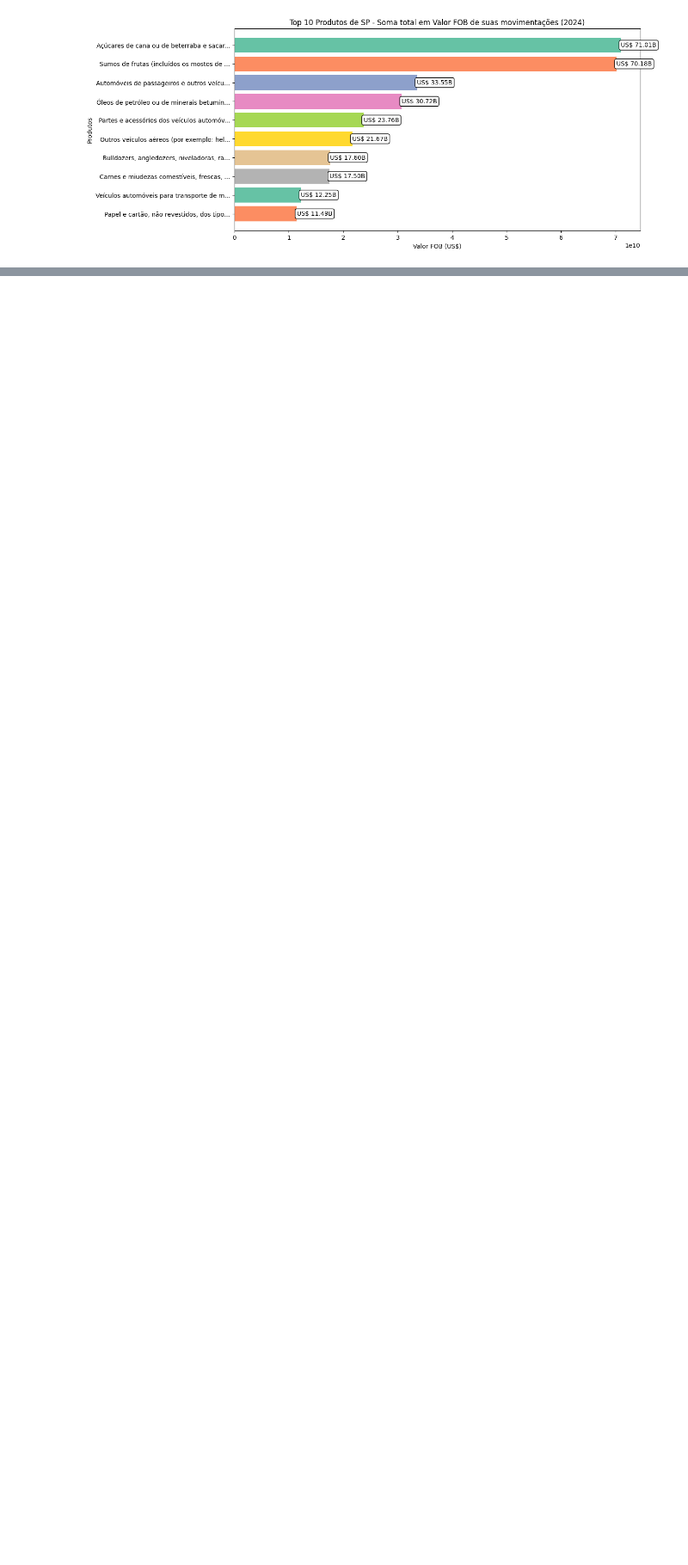
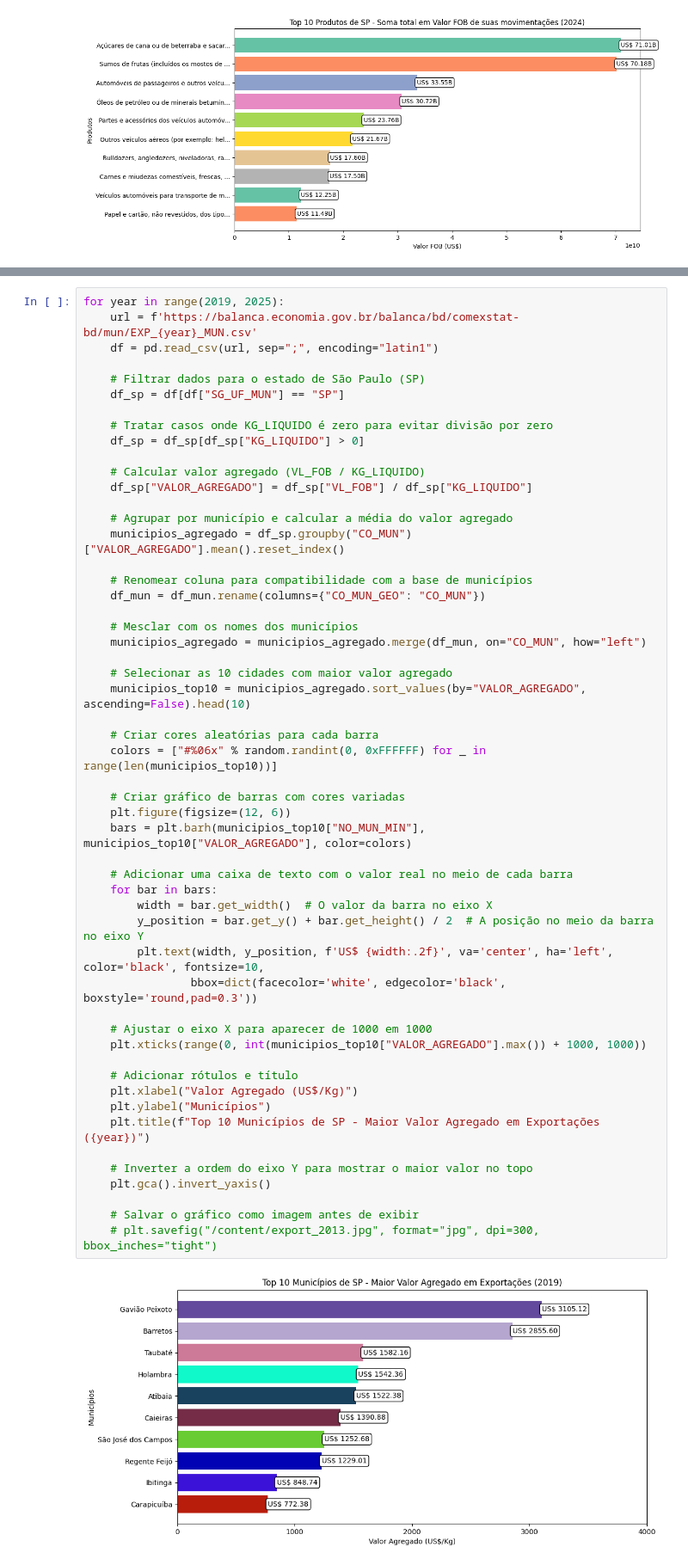
Before and after one commit to kakashinho/API-Crows, a Jupyter notebook: Docs/Google Colab/todos_os_graficos.ipynb, the cells around one changed output, grey strips where cells are left out. Shown at 86% size. Cells and saved outputs as stored; diff of their text form; blank space fills up the shorter version.

Commit message:
Adicionado gráfico de valor agregado em exportações

```diff
--- a/Docs/Google Colab/todos_os_graficos.ipynb
+++ b/Docs/Google Colab/todos_os_graficos.ipynb
@@ -412,3 +413,58 @@ See the caveats in the documentation: https://pandas.pydata.org/pandas-docs/stab
 [figure]
 [figure]
 [figure]
+# %%
+for year in range(2019, 2025):
+    url = f'https://balanca.economia.gov.br/balanca/bd/comexstat-bd/mun/EXP_{year}_MUN.csv'
+    df = pd.read_csv(url, sep=";", encoding="latin1")
+
+    # Filtrar dados para o estado de São Paulo (SP)
+    df_sp = df[df["SG_UF_MUN"] == "SP"]
+
+    # Tratar casos onde KG_LIQUIDO é zero para evitar divisão por zero
+    df_sp = df_sp[df_sp["KG_LIQUIDO"] > 0]
+
+    # Calcular valor agregado (VL_FOB / KG_LIQUIDO)
+    df_sp["VALOR_AGREGADO"] = df_sp["VL_FOB"] / df_sp["KG_LIQUIDO"]
+
+    # Agrupar por município e calcular a média do valor agregado
+    municipios_agregado = df_sp.groupby("CO_MUN")["VALOR_AGREGADO"].mean().reset_index()
+
+    # Renomear coluna para compatibilidade com a base de municípios
+    df_mun = df_mun.rename(columns={"CO_MUN_GEO": "CO_MUN"})
+
+    # Mesclar com os nomes dos municípios
+    municipios_agregado = municipios_agregado.merge(df_mun, on="CO_MUN", how="left")
+
+    # Selecionar as 10 cidades com maior valor agregado
+    municipios_top10 = municipios_agregado.sort_values(by="VALOR_AGREGADO", ascending=False).head(10)
+
+    # Criar cores aleatórias para cada barra
+    colors = ["#%06x" % random.randint(0, 0xFFFFFF) for _ in range(len(municipios_top10))]
+
+    # Criar gráfico de barras com cores variadas
+    plt.figure(figsize=(12, 6))
+    bars = plt.barh(municipios_top10["NO_MUN_MIN"], municipios_top10["VALOR_AGREGADO"], color=colors)
+
+    # Adicionar uma caixa de texto com o valor real no meio de cada barra
+    for bar in bars:
+        width = bar.get_width()  # O valor da barra no eixo X
+        y_position = bar.get_y() + bar.get_height() / 2  # A posição no meio da barra no eixo Y
+        plt.text(width, y_position, f'US$ {width:.2f}', va='center', ha='left', color='black', fontsize=10,
+                bbox=dict(facecolor='white', edgecolor='black', boxstyle='round,pad=0.3'))
+
+    # Ajustar o eixo X para aparecer de 1000 em 1000
+    plt.xticks(range(0, int(municipios_top10["VALOR_AGREGADO"].max()) + 1000, 1000))
+
+    # Adicionar rótulos e título
+    plt.xlabel("Valor Agregado (US$/Kg)")
+    plt.ylabel("Municípios")
+    plt.title(f"Top 10 Municípios de SP - Maior Valor Agregado em Exportações ({year})")
+
+    # Inverter a ordem do eixo Y para mostrar o maior valor no topo
+    plt.gca().invert_yaxis()
+
+    # Salvar o gráfico como imagem antes de exibir
+    # plt.savefig("/content/export_2013.jpg", format="jpg", dpi=300, bbox_inches="tight")
+# %% [output]
+[figure, added]
```
Also changed, not shown: parts of 2 cells of this notebook.
